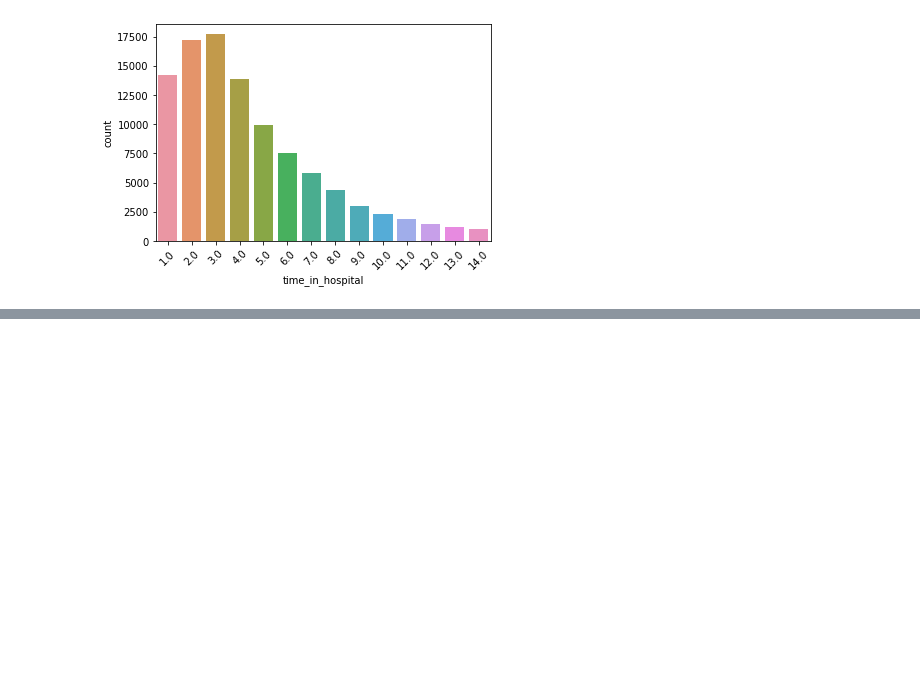
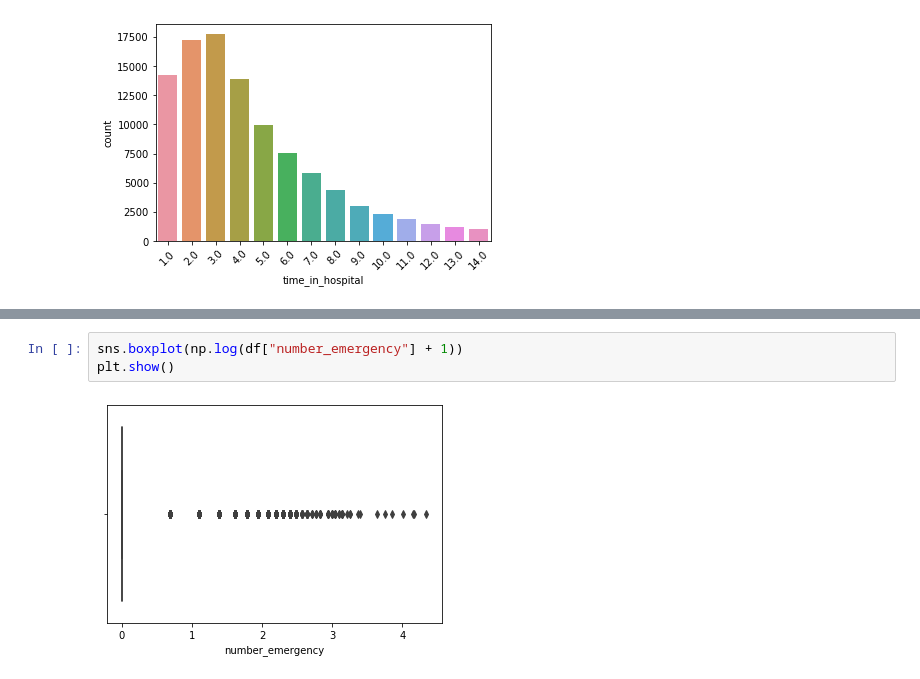
Before and after one commit to thinkful-dsi-axolotl/student_pair_work, a Jupyter notebook: Riley-Andrei/data_clean.ipynb, the cells around one changed output, grey strips where cells are left out. Cells and saved outputs as stored; diff of their text form; blank space fills up the shorter version.

```diff
--- a/Riley-Andrei/data_clean.ipynb
+++ b/Riley-Andrei/data_clean.ipynb
@@ -114,0 +112,5 @@ plt.xticks(rotation=45)
+# %%
+sns.boxplot(np.log(df["number_emergency"] + 1))
+plt.show()
+# %% [output]
+[figure, added]
```
Also changed, not shown: parts of 10 cells of this notebook.
